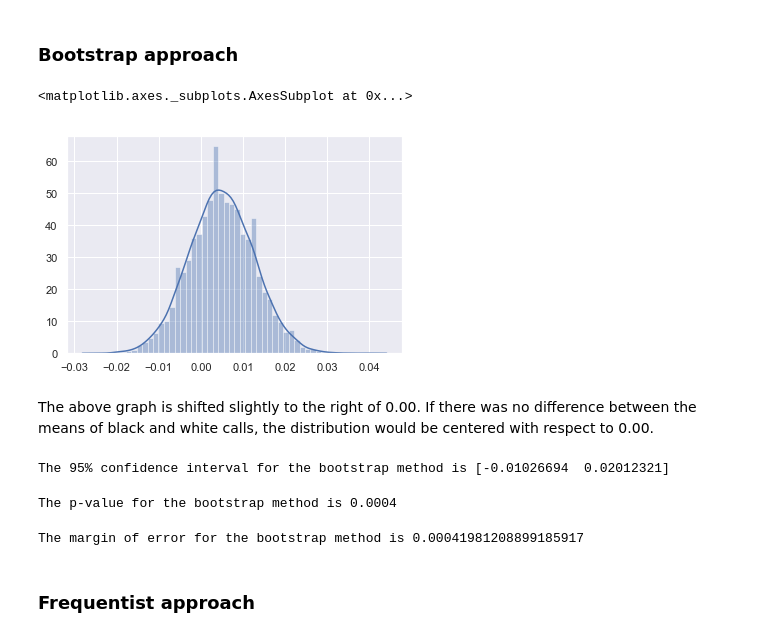
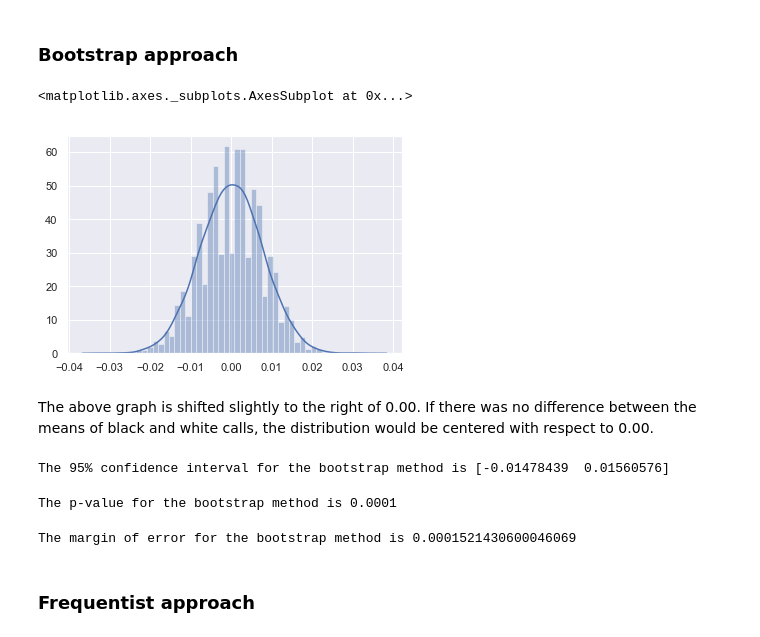
Before and after one commit to kjd999/Springboard-Projects, a Jupyter notebook: Exploratory Data Analysis Projects/sliderule_dsi_inferential_statistics_exercise_2.ipynb, the cells around one changed output. Drawn from its saved outputs; the diff is of its cells as text; code cells hidden in the pictures.

```diff
--- a/Exploratory Data Analysis Projects/sliderule_dsi_inferential_statistics_exercise_2.ipynb
+++ b/Exploratory Data Analysis Projects/sliderule_dsi_inferential_statistics_exercise_2.ipynb
@@ -163,6 +135,0 @@ diff_bs_reps = wr_bs_reps - br_bs_reps
-# %%
-# Plot the difference in replicates for black and white values
-sns.distplot(diff_bs_reps)
-# %% [output]
-<matplotlib.axes._subplots.AxesSubplot at 0x...>
-[figure, removed]
@@ -169,11 +142,58 @@ sns.distplot(diff_bs_reps)
+# %%
+# Finally, create a function to determine the difference of means between two arrays
+def diff_of_means(data_1, data_2):
+    """Difference in means of two arrays."""
+    # The difference of means of data_1, data_2: diff
+    diff = np.mean(data_1) - np.mean(data_2)
+    return diff
+# %%
+def permutation_sample(data1, data2):
+    """Generate a permutation sample from two data sets."""
+
+    # Concatenate the data sets: data
+    data = np.concatenate((data1, data2))
+
+    # Permute the concatenated array: permuted_data
+    permuted_data = np.random.permutation(data)
+
+    # Split the permuted array into two: perm_sample_1, perm_sample_2
+    perm_sample_1 = permuted_data[:len(data1)]
+    perm_sample_2 = permuted_data[len(data1):]
+
+    return perm_sample_1, perm_sample_2
+
+
+
+def draw_perm_reps(data_1, data_2, func, size=1):
+    """Generate multiple permutation replicates."""
+
+    # Initialize array of replicates: perm_replicates
+    perm_replicates = np.empty(size)
+
+    for i in range(size):
+        # Generate permutation sample
+        perm_sample_1, perm_sample_2 = permutation_sample(data_1, data_2)
+
+        # Compute the test statistic
+        perm_replicates[i] = func(perm_sample_1, perm_sample_2)
+
+    return perm_replicates
+# %%
+# Generate 10000 replicates
+diff_reps = draw_perm_reps(b_calls, w_calls, diff_of_means, 10000)
+# %%
+sns.distplot(diff_reps)
+# %% [output]
+<matplotlib.axes._subplots.AxesSubplot at 0x...>
+[figure, added]
 # %% [markdown]
 The above graph is shifted slightly to the right of 0.00. If there was no difference between the means of black and white
 calls, the distribution would be centered with respect to 0.00.
 # %%
 # 95% condfidence interval
-conf_int_bs = np.percentile(diff_bs_reps, [2.5, 97.5])
+conf_int_bs = np.percentile(diff_reps, [2.5, 97.5])
 print('The 95% confidence interval for the bootstrap method is ' + str(conf_int_bs))
 # %% [output]
-The 95% confidence interval for the bootstrap method is [-0.01026694  0.02012321]
+The 95% confidence interval for the bootstrap method is [-0.01478439  0.01560576]
 # %%
 # Find the empirical difference of means
@@ -181,21 +201,18 @@ emp_diff_means = np.mean(w_calls) - np.mean(b_calls)
 # %%
 # p-value
-p = np.sum(diff_bs_reps >= emp_diff_means) / len(diff_bs_reps)
+p = np.sum(diff_reps >= emp_diff_means) / len(diff_reps)
 print('The p-value for the bootstrap method is ' + str(p))
 # %% [output]
-The p-value for the bootstrap method is 0.0004
+The p-value for the bootstrap method is 0.0001
 # %%
 # Calculate the combined standard deviation
-com_std_bs = ((np.std(b_ran_calls) / len(b_ran_calls)) + (np.std(w_ran_calls) / len(w_ran_calls))) **(1/2)
-
-# Calculate the standard error
-se_bs =  com_std_bs / (len(data.call)) ** (1/2)
+std_bs = np.std(diff_reps)/(len(diff_reps))**(1/2)
 
 # Calculate margin of error
-moe_bs = 1.96 * se_bs
+moe_bs = 1.96 * std_bs
 print('The margin of error for the bootstrap method is ' + str(moe_bs))
 # %% [output]
-The margin of error for the bootstrap method is 0.00041981208899185917
+The margin of error for the bootstrap method is 0.0001521430600046069
 # %% [markdown]
 ### Frequentist approach
 # %%
```
Also changed, not shown: parts of 9 cells of this notebook, 1 other file.
